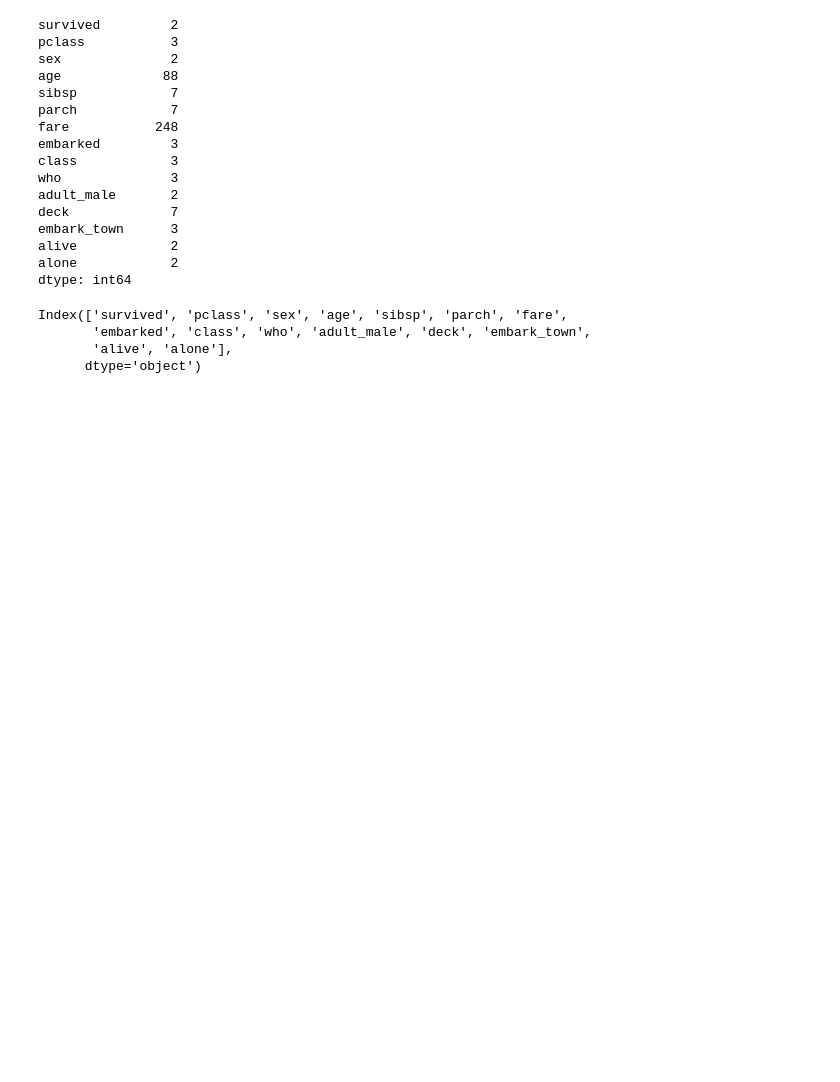
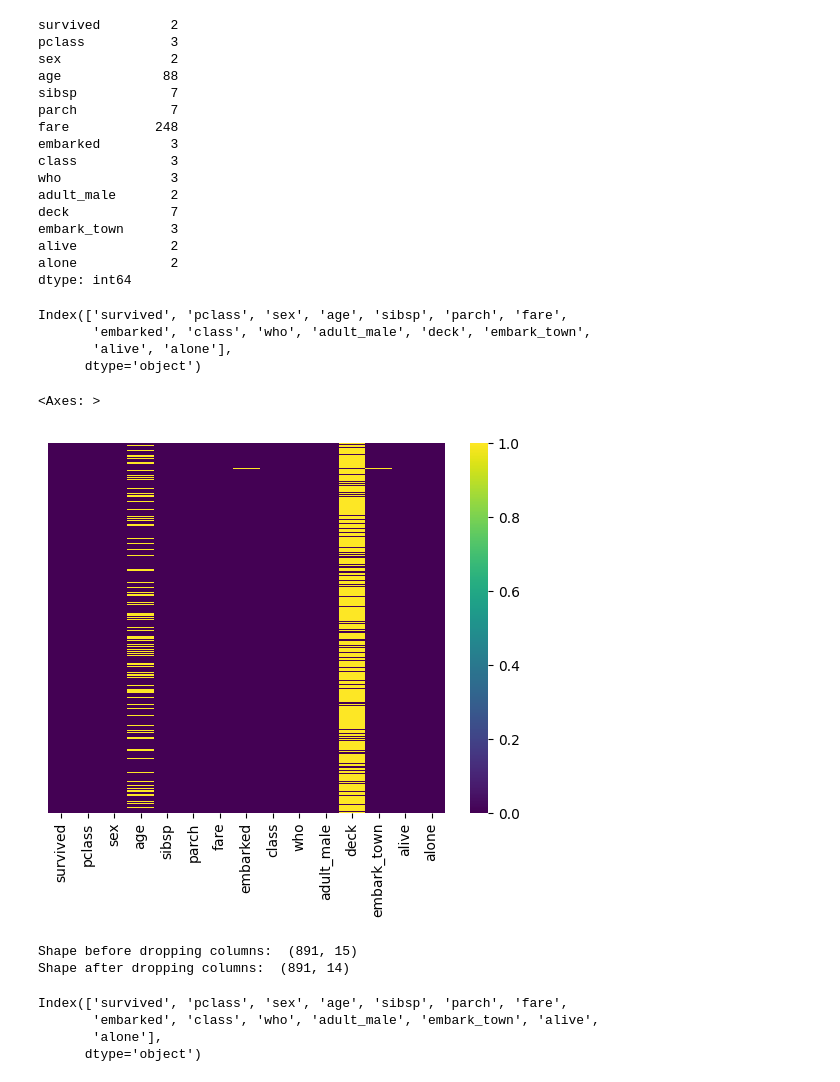
Before and after one commit to gak92/pkc2023, a Jupyter notebook: day_13/data_wrangling.ipynb, the cells around one changed output. Drawn from its saved outputs; the diff is of its cells as text; code cells hidden in the pictures; blank space fills up the shorter version.

Commit message:
explore and visualize using plotting

```diff
--- a/day_13/data_wrangling.ipynb
+++ b/day_13/data_wrangling.ipynb
@@ -161,0 +160,21 @@ Index(['survived', 'pclass', 'sex', 'age', 'sibsp', 'parch', 'fare',
+# %%
+# Visualize nan values
+sns.heatmap(df.isnull(), yticklabels=False, cbar=True, cmap='viridis')
+# %% [output]
+<Axes: >
+[figure, added]
+# %%
+# dropping columns
+print("Shape before dropping columns: ", df.shape)
+df.drop(columns=['deck'], inplace=True)
+print("Shape after dropping columns: ", df.shape)
+# %% [output]
+Shape before dropping columns:  (891, 15)
+Shape after dropping columns:  (891, 14)
+# %%
+print(df.columns)
+# %% [output]
+Index(['survived', 'pclass', 'sex', 'age', 'sibsp', 'parch', 'fare',
+       'embarked', 'class', 'who', 'adult_male', 'embark_town', 'alive',
+       'alone'],
+      dtype='object')
```
Also changed, not shown: parts of 4 cells of this notebook.
